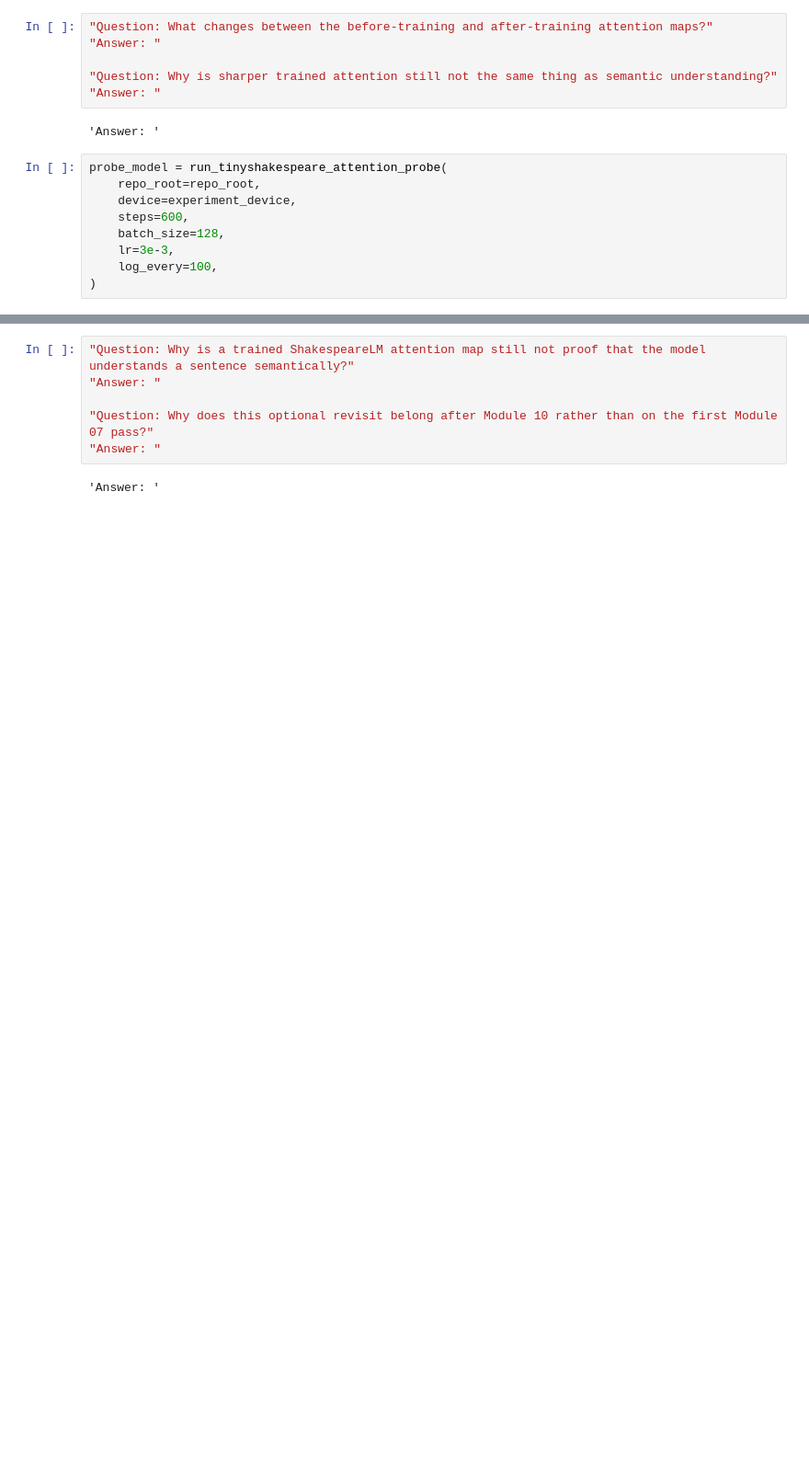
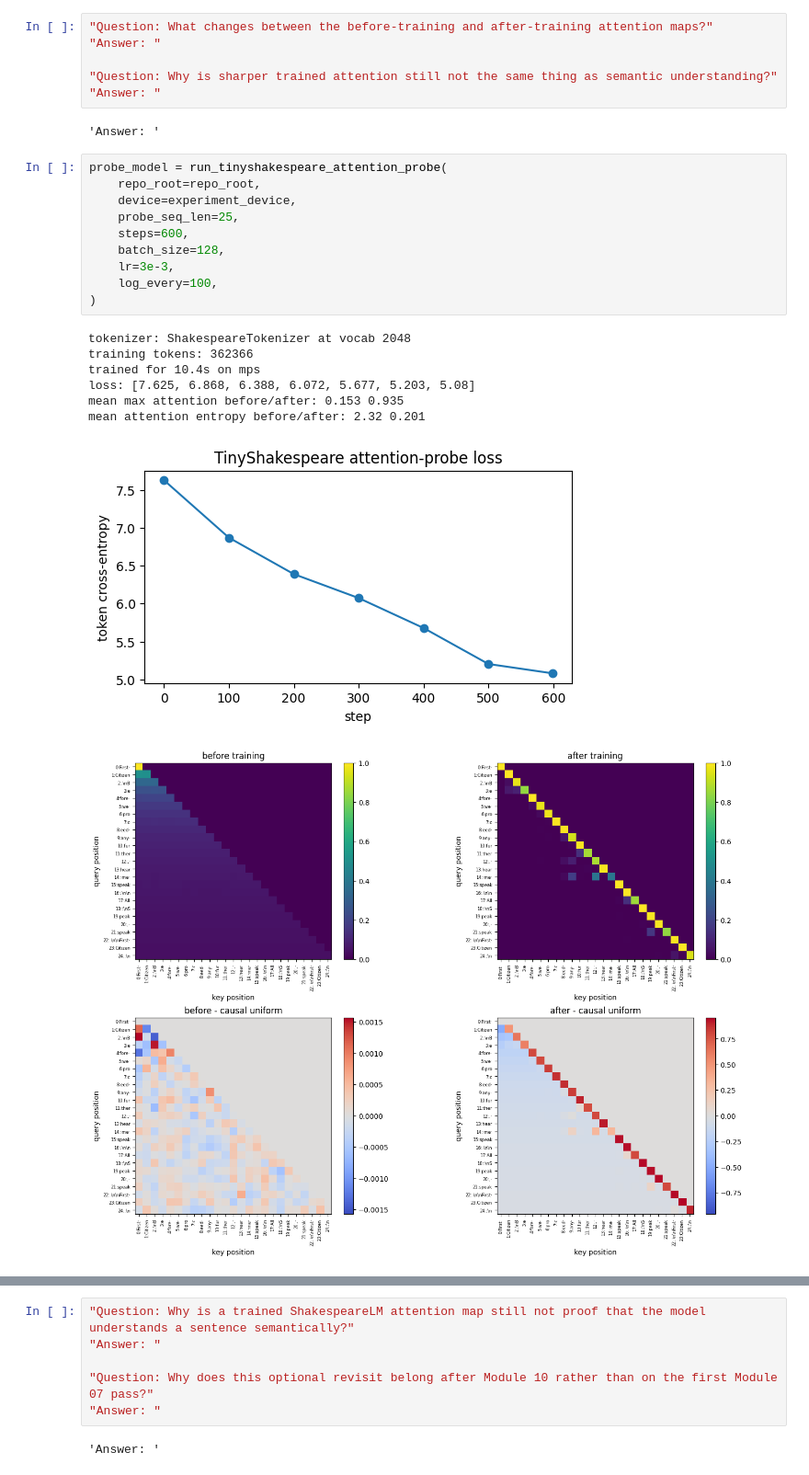
Before and after one commit to Mister-Meeseeks/g2c, a Jupyter notebook: notebooks/solutions/07-attention.ipynb, the cells around one changed output, grey strips where cells are left out. Shown at 92% size. Cells and saved outputs as stored; diff of their text form; blank space fills up the shorter version.

```diff
--- a/notebooks/solutions/07-attention.ipynb
+++ b/notebooks/solutions/07-attention.ipynb
@@ -148,12 +160,22 @@ If the reusable `ShakespeareTokenizer` exists, the probe uses it at effective vo
 # %%
 probe_model = run_tinyshakespeare_attention_probe(
     repo_root=repo_root,
     device=experiment_device,
+    probe_seq_len=25,
     steps=600,
     batch_size=128,
     lr=3e-3,
     log_every=100,
 )
+# %% [output]
+tokenizer: ShakespeareTokenizer at vocab 2048
+training tokens: 362366
+trained for 10.4s on mps
+loss: [7.625, 6.868, 6.388, 6.072, 5.677, 5.203, 5.08]
+mean max attention before/after: 0.153 0.935
+mean attention entropy before/after: 2.32 0.201
+[figure, added]
+[figure, added]
 # %% [markdown]
 ## Optional Revisit - Inspect a Trained ShakespeareLM Head
 
```
Also changed, not shown: parts of 11 cells of this notebook, 23 other files.
